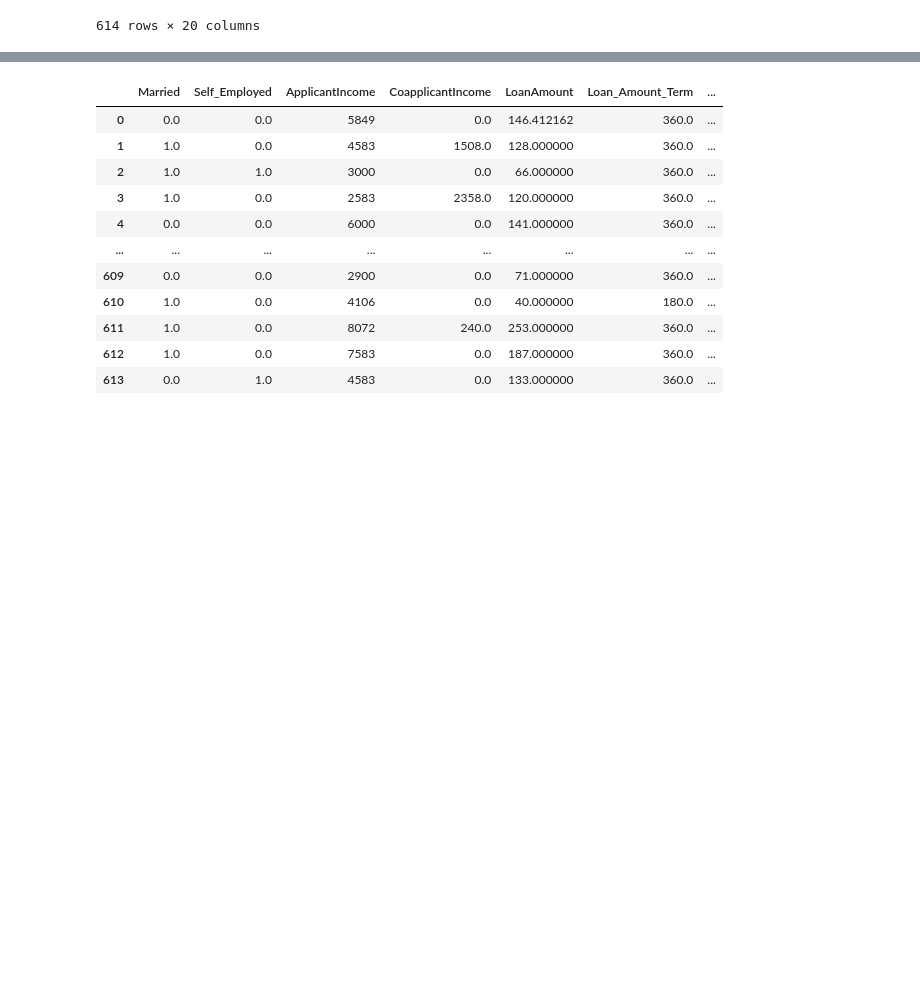
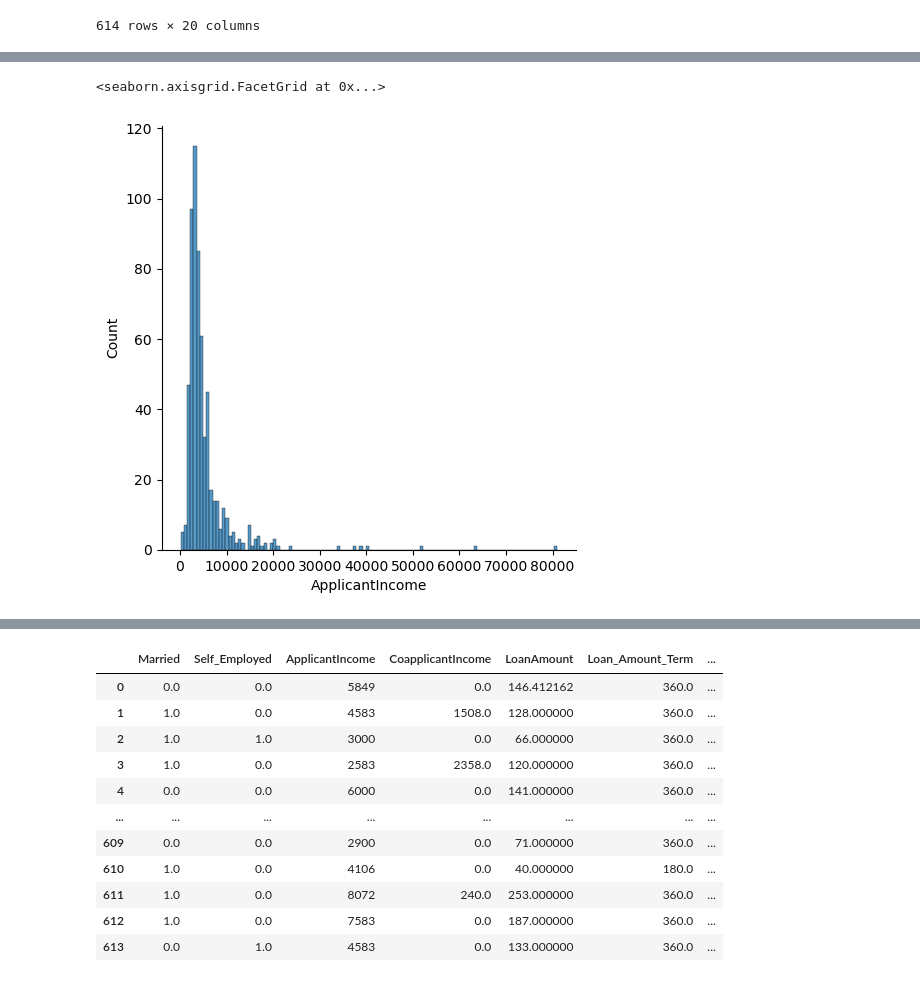
Before and after one commit to Jandre-S/MLG382-Guided-Project-Project1-, a Jupyter notebook: notebooks/linear_model.ipynb, the cells around one changed output, grey strips where cells are left out. Drawn from its saved outputs; the diff is of its cells as text; code cells hidden in the pictures; blank space fills up the shorter version.

```diff
--- a/notebooks/linear_model.ipynb
+++ b/notebooks/linear_model.ipynb
@@ -261,0 +289,5 @@ df2
+# %%
+sns.displot(data=df2['ApplicantIncome'])
+# %% [output]
+<seaborn.axisgrid.FacetGrid at 0x...>
+[figure, added]
```
Also changed, not shown: parts of 13 cells of this notebook.
